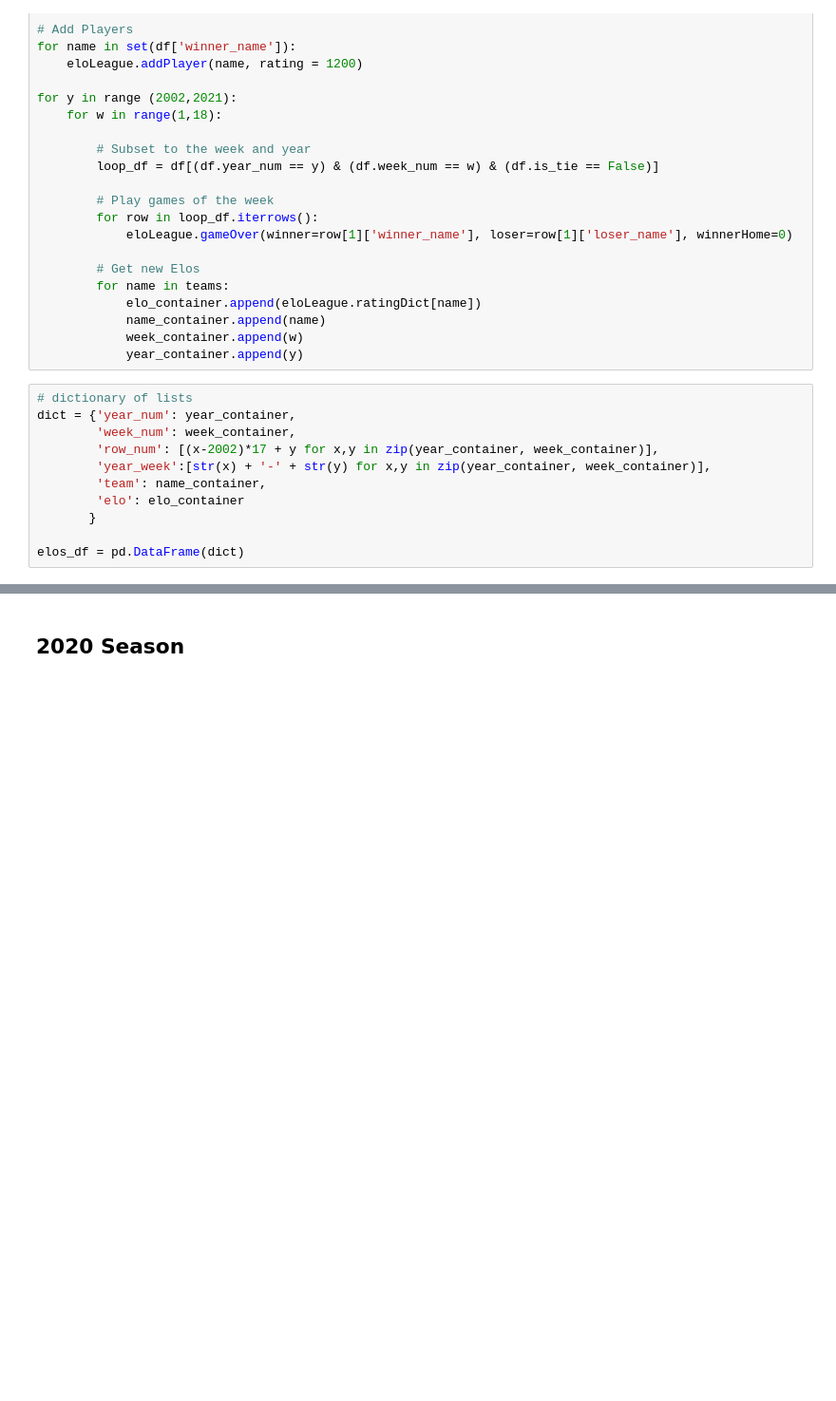
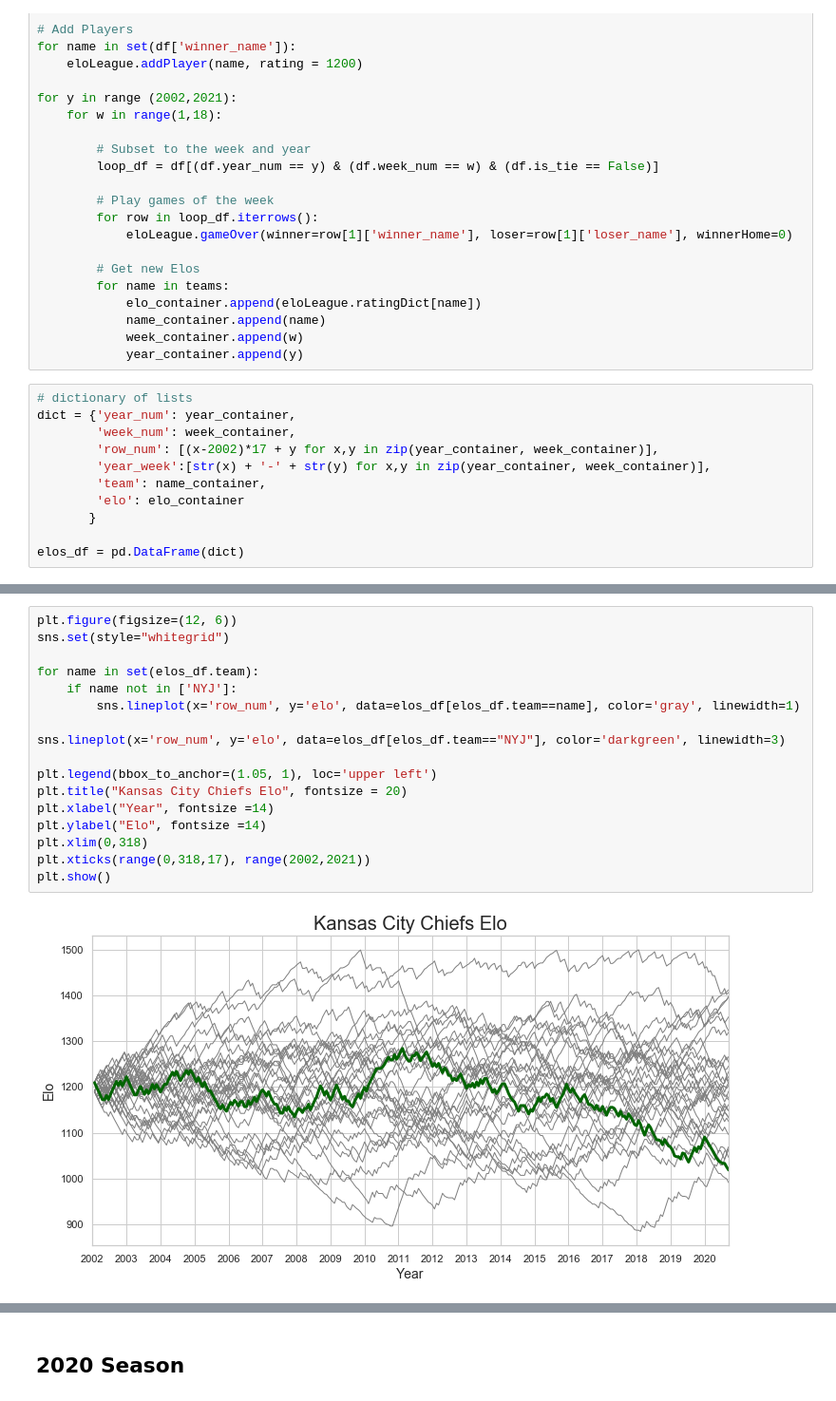
Before and after one commit to eonofrey/nfl_elo, a Jupyter notebook: elo_simulations.ipynb, the cells around one changed output, grey strips where cells are left out. Shown at 95% size. Saved outputs shown, nothing was run; the diff lists cells and outputs as text; blank space fills up the shorter version.

```diff
--- a/elo_simulations.ipynb
+++ b/elo_simulations.ipynb
@@ -145,0 +134,19 @@ plt.show()
+# %%
+plt.figure(figsize=(12, 6))
+sns.set(style="whitegrid")
+
+for name in set(elos_df.team):
+    if name not in ['NYJ']:
+        sns.lineplot(x='row_num', y='elo', data=elos_df[elos_df.team==name], color='gray', linewidth=1)
+
+sns.lineplot(x='row_num', y='elo', data=elos_df[elos_df.team=="NYJ"], color='darkgreen', linewidth=3)
+
+plt.legend(bbox_to_anchor=(1.05, 1), loc='upper left')
+plt.title("Kansas City Chiefs Elo", fontsize = 20)
+plt.xlabel("Year", fontsize =14)
+plt.ylabel("Elo", fontsize =14)
+plt.xlim(0,318)
+plt.xticks(range(0,318,17), range(2002,2021))
+plt.show()
+# %% [output]
+[figure, added]
```
Also changed, not shown: parts of 13 cells of this notebook, 2 other files.
